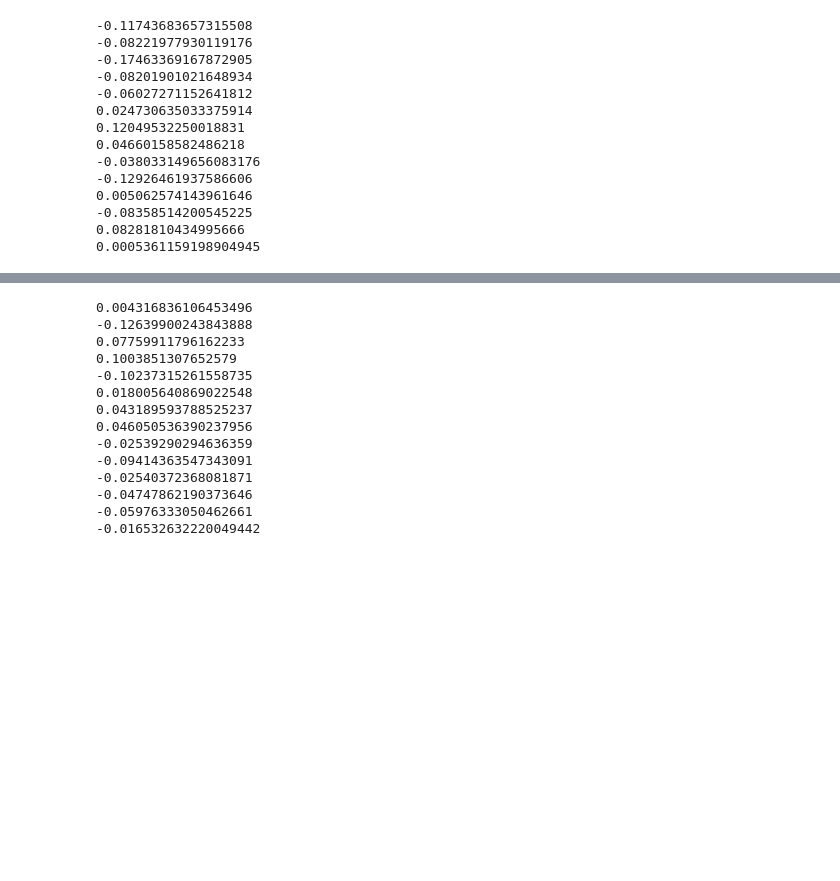
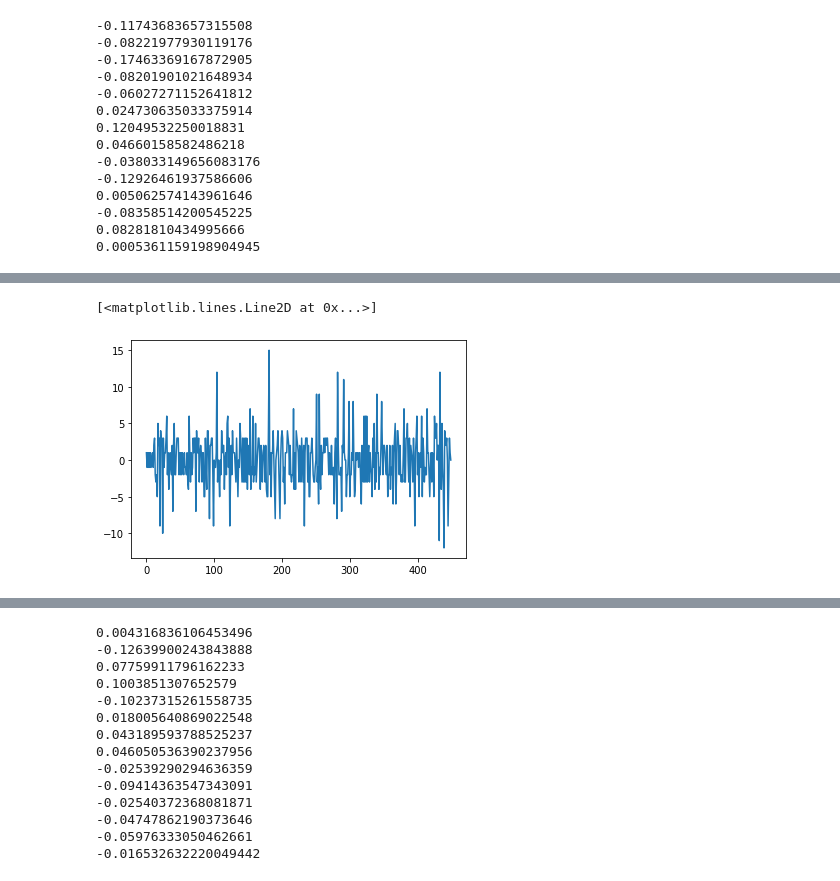
Before and after one commit to CameronDHarris/jazzflow, a Jupyter notebook: benWebsterBot.ipynb, the cells around one changed output, grey strips where cells are left out. Drawn from its saved outputs; the diff is of its cells as text; code cells hidden in the pictures; blank space fills up the shorter version.

```diff
--- a/benWebsterBot.ipynb
+++ b/benWebsterBot.ipynb
@@ -295,0 +254,5 @@ for i in range(1, 15):
+# %%
+plt.plot(df['pitch_differences'])
+# %% [output]
+[<matplotlib.lines.Line2D at 0x...>]
+[figure, added]
```
Also changed, not shown: parts of 47 cells of this notebook.
